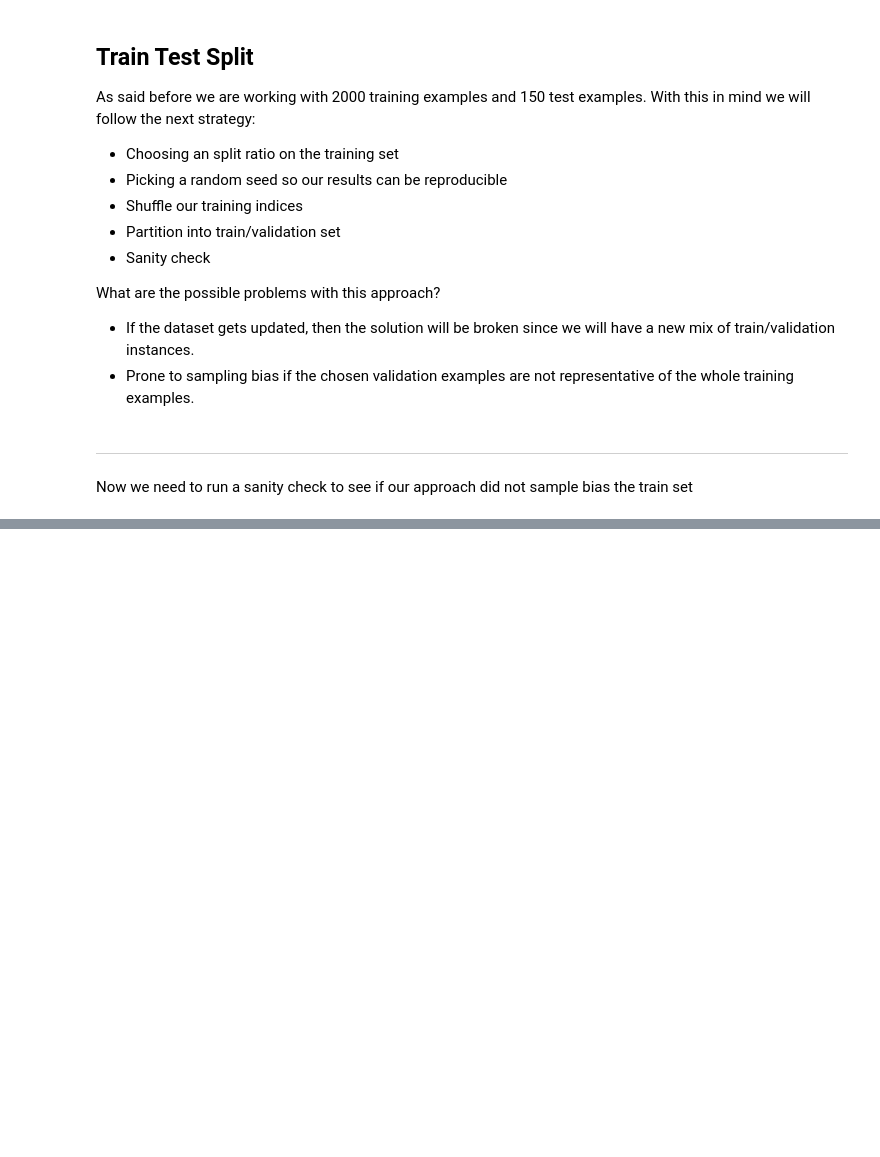
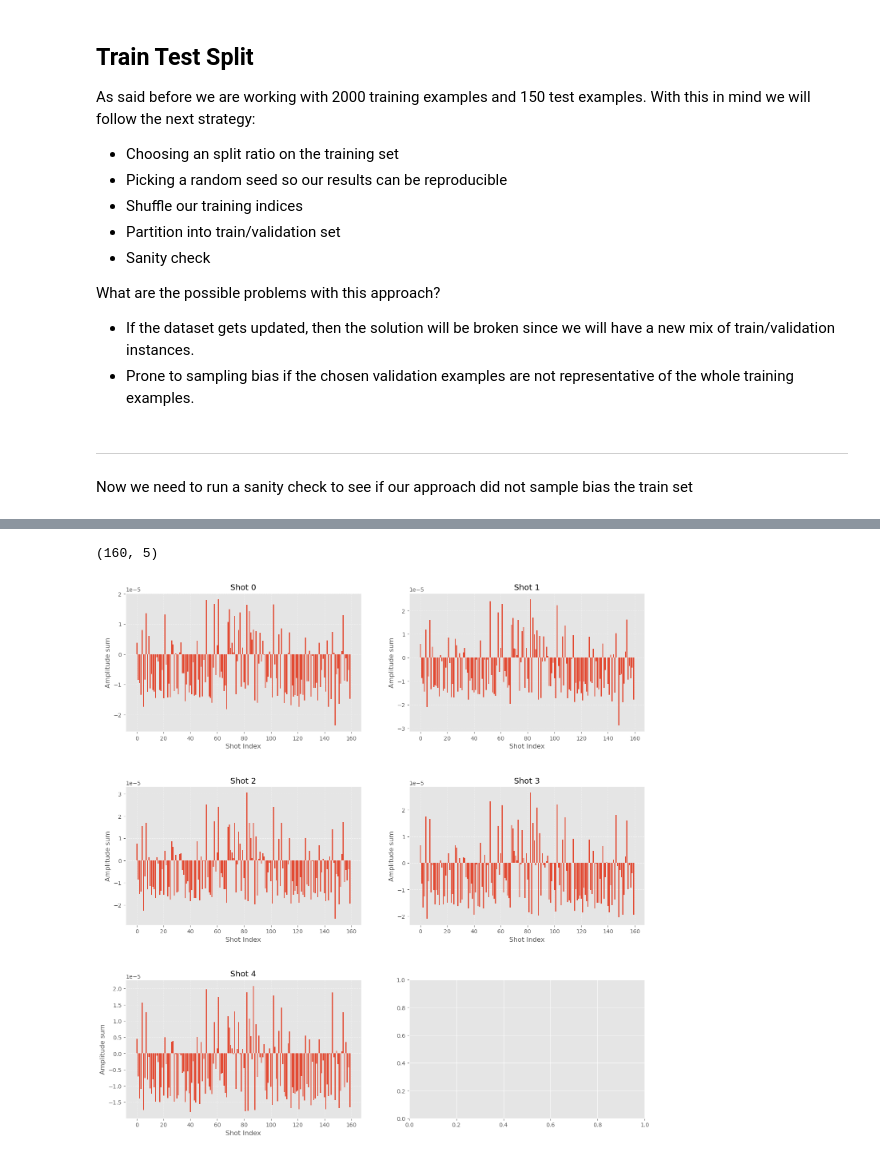
Before and after one commit to bbBerny/speed-and-structure, a Jupyter notebook: glimpse.ipynb, the cells around one changed output, grey strips where cells are left out. Drawn from its saved outputs; the diff is of its cells as text; code cells hidden in the pictures; blank space fills up the shorter version.

```diff
--- a/glimpse.ipynb
+++ b/glimpse.ipynb
@@ -172,0 +414,33 @@ What can we improve?
+# %%
+def compute_shot_metrics(data):
+    per_shot_mean_values = data.mean(axis = (2, 3))
+    per_shot_std_values = data.std(axis= (2, 3))
+    per_shot_rms_values = np.sqrt((data**2).mean(axis = (2, 3)))
+
+    return per_shot_mean_values, per_shot_std_values, per_shot_rms_values
+
+shot_mean, shot_std, shot_rms = compute_shot_metrics(data)
+shot_mean.shape
+# %% [output]
+(160, 5)
+# %%
+def compute_shot_metrics(data):
+    # Computation of metrics
+    n_samples, n_shots = data.shape
+
+    fig, axs = plt.subplots(3,2, figsize = (15, 15))
+    axs = axs.flatten()
+
+    for shot in range(min(n_shots, len(axs))):
+        shot_data = data[:, shot]
+        axs[shot].grid(True, linestyle='--', alpha=0.5)
+        fig.tight_layout(pad=5.0)
+
+        axs[shot].bar(range(n_samples), shot_data)
+        axs[shot].set_title(f'Shot {shot}')
+        axs[shot].set_xlabel(f'Shot Index')
+        axs[shot].set_ylabel(f'Amplitude sum')
+
+compute_shot_metrics(shot_mean)
+# %% [output]
+[figure, added]
```
Also changed, not shown: parts of 13 cells of this notebook.
